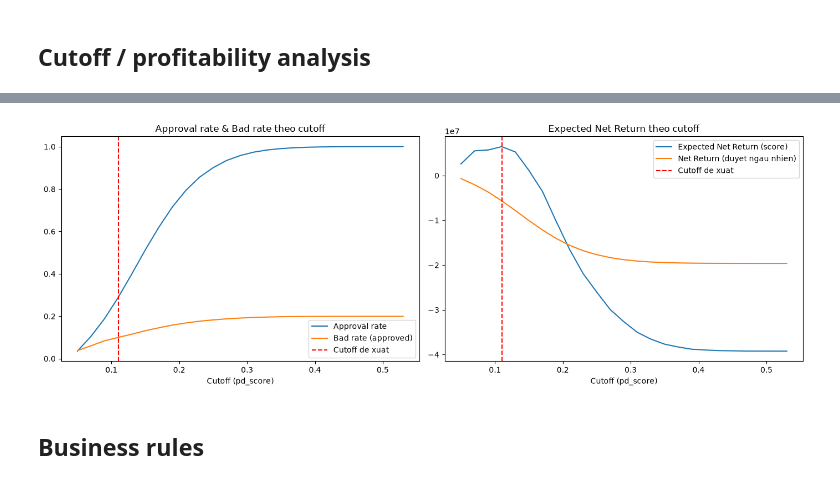
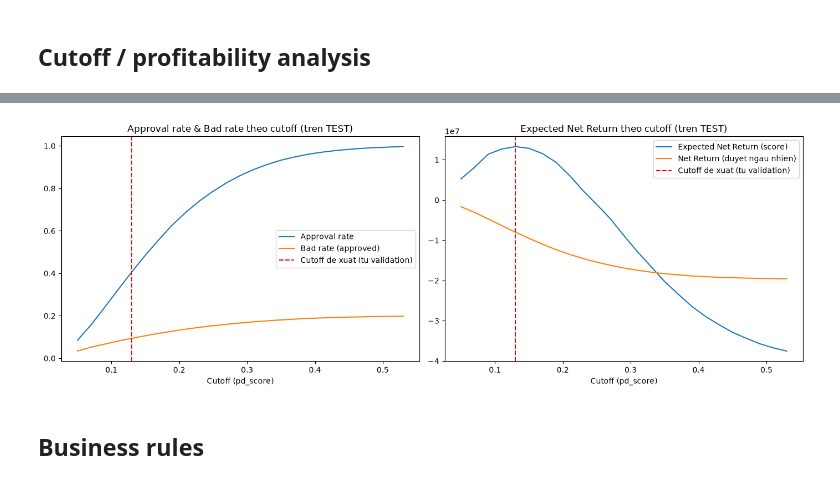
Before and after one commit to AnhNgone/CRA-CL, a Jupyter notebook: notebooks/05_segmentation_profitability.ipynb, the cells around one changed output, grey strips where cells are left out. Cells and saved outputs as stored; diff of their text form; code cells hidden in the pictures.

```diff
--- a/notebooks/05_segmentation_profitability.ipynb
+++ b/notebooks/05_segmentation_profitability.ipynb
@@ -95,70 +105,83 @@ total_principal_recovered = (charged_off['total_rec_prncp'] + charged_off['recov
 LGD = float(np.clip(1 - total_principal_recovered / total_funded, 0, 1))
 print(f'LGD thuc te (1 - von goc thu hoi / von goc giai ngan, cac khoan Charged Off vintage 2015-2017): {LGD:.2%}')
 
-# --- Cutoff sweep: duyet neu pd_score <= cutoff (thap = it rui ro hon) ---
+
 # Expected Net Return = Sigma(int_rate x loan_amnt, nhom Good duoc duyet) - Sigma(loan_amnt x LGD,
 # nhom Bad duoc duyet) theo dung cong thuc PROPOSAL muc 5.2. Don gian hoa: int_rate ap dung 1 lan
 # (khong nhan them so nam ky han) - dung nguyen van cong thuc de xuat trong PROPOSAL.
-n_total = len(test_df)
-baseline_bad_rate = test_df['bad_flag'].mean()
-avg_int_rate = test_df['int_rate'].mean() / 100
-avg_loan_amnt = test_df['loan_amnt'].mean()
+def sweep_cutoffs(df, lgd):
+    n_total = len(df)
+    baseline_bad_rate = df['bad_flag'].mean()
+    avg_int_rate = df['int_rate'].mean() / 100
+    avg_loan_amnt = df['loan_amnt'].mean()
+    rows = []
+    for cutoff in np.arange(0.05, 0.55, 0.02):
+        approved = df[df['pd_score'] <= cutoff]
+        if len(approved) == 0:
+            continue
+        good = approved[approved['bad_flag'] == 0]
+        bad = approved[approved['bad_flag'] == 1]
+        interest_income = (good['int_rate'] / 100 * good['loan_amnt']).sum()
+        expected_loss = (bad['loan_amnt'] * lgd).sum()
+        n_approved = len(approved)
+        random_net_return = n_approved * (
+            (1 - baseline_bad_rate) * avg_int_rate * avg_loan_amnt - baseline_bad_rate * avg_loan_amnt * lgd
+        )
+        rows.append({
+            'cutoff': round(cutoff, 2),
+            'approval_rate': n_approved / n_total,
+            'n_approved': n_approved,
+            'bad_rate_approved': approved['bad_flag'].mean(),
+            'interest_income': interest_income,
+            'expected_loss': expected_loss,
+            'expected_net_return': interest_income - expected_loss,
+            'random_net_return': random_net_return,
+        })
+    out = pd.DataFrame(rows)
+    out['net_return_uplift_vs_random'] = out['expected_net_return'] - out['random_net_return']
+    return out
 
-rows = []
-for cutoff in np.arange(0.05, 0.55, 0.02):
-    approved = test_df[test_df['pd_score'] <= cutoff]
-    if len(approved) == 0:
-        continue
-    good = approved[approved['bad_flag'] == 0]
-    bad = approved[approved['bad_flag'] == 1]
-    interest_income = (good['int_rate'] / 100 * good['loan_amnt']).sum()
-    expected_loss = (bad['loan_amnt'] * LGD).sum()
-    n_approved = len(approved)
-    random_net_return = n_approved * (
-        (1 - baseline_bad_rate) * avg_int_rate * avg_loan_amnt - baseline_bad_rate * avg_loan_amnt * LGD
-    )
-    rows.append({
-        'cutoff': round(cutoff, 2),
-        'approval_rate': n_approved / n_total,
-        'n_approved': n_approved,
-        'bad_rate_approved': approved['bad_flag'].mean(),
-        'interest_income': interest_income,
-        'expected_loss': expected_loss,
-        'expected_net_return': interest_income - expected_loss,
-        'random_net_return': random_net_return,
-    })
 
-cutoff_table = pd.DataFrame(rows)
-cutoff_table['net_return_uplift_vs_random'] = (
-    cutoff_table['expected_net_return'] - cutoff_table['random_net_return']
-)
+# --- Chon cutoff: sweep + argmax Expected Net Return tren VALIDATION, KHONG tren test - neu toi
+# uu hoa truc tiep tren test roi lai bao cao ket qua tren chinh test, con so se lac quan hon
+# thuc te (test khong con la du lieu "chua thay" doi voi quyet dinh nay). ---
+val_cutoff_table = sweep_cutoffs(val_df, LGD)
+best_idx = val_cutoff_table['expected_net_return'].idxmax()
+recommended_cutoff = float(val_cutoff_table.loc[best_idx, 'cutoff'])
+print(f'De xuat cutoff (toi da hoa Expected Net Return tren VALIDATION): pd_score <= {recommended_cutoff}')
+print(val_cutoff_table.loc[best_idx].to_string())
 
+# --- Bao cao cuoi cung: sweep tren TEST (out-of-sample, khong dung de chon cutoff) de ve duong
+# cong day du cho nguoi dung dashboard tham khao, va danh dau diem cutoff da chon o buoc tren. ---
+cutoff_table = sweep_cutoffs(test_df, LGD)
+cutoff_table['is_recommended_cutoff'] = np.isclose(cutoff_table['cutoff'], recommended_cutoff)
+
+baseline_bad_rate_test = test_df['bad_flag'].mean()
 target_approval = 0.80
 idx_80 = (cutoff_table['approval_rate'] - target_approval).abs().idxmin()
 row_80 = cutoff_table.loc[idx_80]
-print(f"\nTai approval rate ~{row_80['approval_rate']:.1%}: bad rate theo score = "
+print(f"\n[TEST] Tai approval rate ~{row_80['approval_rate']:.1%}: bad rate theo score = "
       f"{row_80['bad_rate_approved']:.2%} vs. bad rate duyet ngau nhien (= bad rate quan the) = "
-      f"{baseline_bad_rate:.2%}")
+      f"{baseline_bad_rate_test:.2%}")
 
-best_idx = cutoff_table['expected_net_return'].idxmax()
-recommended = cutoff_table.loc[best_idx]
-print(f"\nDe xuat cutoff (toi da hoa Expected Net Return tren tap test): pd_score <= {recommended['cutoff']}")
+recommended = cutoff_table.loc[cutoff_table['is_recommended_cutoff']].iloc[0]
+print(f"\n[TEST] Ket qua tai cutoff da chon tu validation (pd_score <= {recommended_cutoff}):")
 print(recommended.to_string())
 
 fig, axes = plt.subplots(1, 2, figsize=(14, 5))
 axes[0].plot(cutoff_table['cutoff'], cutoff_table['approval_rate'], label='Approval rate')
 axes[0].plot(cutoff_table['cutoff'], cutoff_table['bad_rate_approved'], label='Bad rate (approved)')
-axes[0].axvline(recommended['cutoff'], color='red', linestyle='--', label='Cutoff de xuat')
+axes[0].axvline(recommended_cutoff, color='red', linestyle='--', label='Cutoff de xuat (tu validation)')
 axes[0].set_xlabel('Cutoff (pd_score)')
 axes[0].legend()
-axes[0].set_title('Approval rate & Bad rate theo cutoff')
+axes[0].set_title('Approval rate & Bad rate theo cutoff (tren TEST)')
 
 axes[1].plot(cutoff_table['cutoff'], cutoff_table['expected_net_return'], label='Expected Net Return (score)')
 axes[1].plot(cutoff_table['cutoff'], cutoff_table['random_net_return'], label='Net Return (duyet ngau nhien)')
-axes[1].axvline(recommended['cutoff'], color='red', linestyle='--', label='Cutoff de xuat')
+axes[1].axvline(recommended_cutoff, color='red', linestyle='--', label='Cutoff de xuat (tu validation)')
 axes[1].set_xlabel('Cutoff (pd_score)')
 axes[1].legend()
-axes[1].set_title('Expected Net Return theo cutoff')
+axes[1].set_title('Expected Net Return theo cutoff (tren TEST)')
 plt.tight_layout()
 plt.savefig(REPORTS_FIGURES / 'cutoff_profitability_analysis.png', dpi=100)
 plt.show()
@@ -182,4 +208,4 @@ net_return_uplift_vs_random    1.210321e+07
-[figure, old version]
+[figure, new version]
 # %% [markdown]
 ## Business rules
 # %%
```
Also changed, not shown: parts of 4 cells of this notebook, 32 other files.
